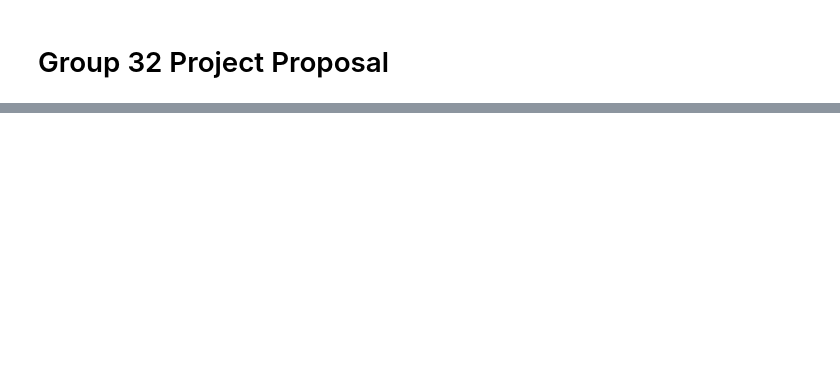
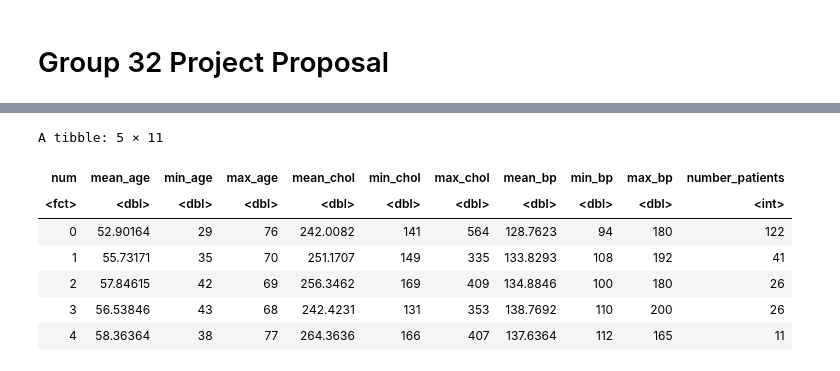
Before and after one commit to gellis03/DSCI-100-project, a Jupyter notebook: group_project_proposal.ipynb, the cells around one changed output, grey strips where cells are left out. Saved outputs shown, nothing was run; the diff lists cells and outputs as text; code cells hidden in the pictures; blank space fills up the shorter version.

```diff
--- a/group_project_proposal.ipynb
+++ b/group_project_proposal.ipynb
@@ -55,0 +74,20 @@ A tibble: 303 × 14
+# %%
+#summarizing table
+
+heart_summary<- heart_training |>
+    group_by(num) |>
+    summarize(mean_age= mean(age), min_age= min(age), max_age= max(age),
+              mean_chol= mean(chol), min_chol= min(chol), max_chol=max(chol),
+              mean_bp= mean(trestbps), min_bp = min(trestbps), max_bp= max(trestbps),
+#              mean_th= mean(thalach), min_th = min(thalach), max_th= max(thalach),
+              number_patients= n())
+heart_summary
+# %% [output]
+A tibble: 5 × 11
+| num | mean_age | min_age | max_age | mean_chol | min_chol | max_chol | mean_bp | min_bp | max_bp | number_patients |
+| <fct> | <dbl> | <dbl> | <dbl> | <dbl> | <dbl> | <dbl> | <dbl> | <dbl> | <dbl> | <int> |
+| 0 | 52.90164 | 29 | 76 | 242.0082 | 141 | 564 | 128.7623 | 94 | 180 | 122 |
+| 1 | 55.73171 | 35 | 70 | 251.1707 | 149 | 335 | 133.8293 | 108 | 192 | 41 |
+| 2 | 57.84615 | 42 | 69 | 256.3462 | 169 | 409 | 134.8846 | 100 | 180 | 26 |
+| 3 | 56.53846 | 43 | 68 | 242.4231 | 131 | 353 | 138.7692 | 110 | 200 | 26 |
+| 4 | 58.36364 | 38 | 77 | 264.3636 | 166 | 407 | 137.6364 | 112 | 165 | 11 |
```
Also changed, not shown: parts of 10 cells of this notebook.
